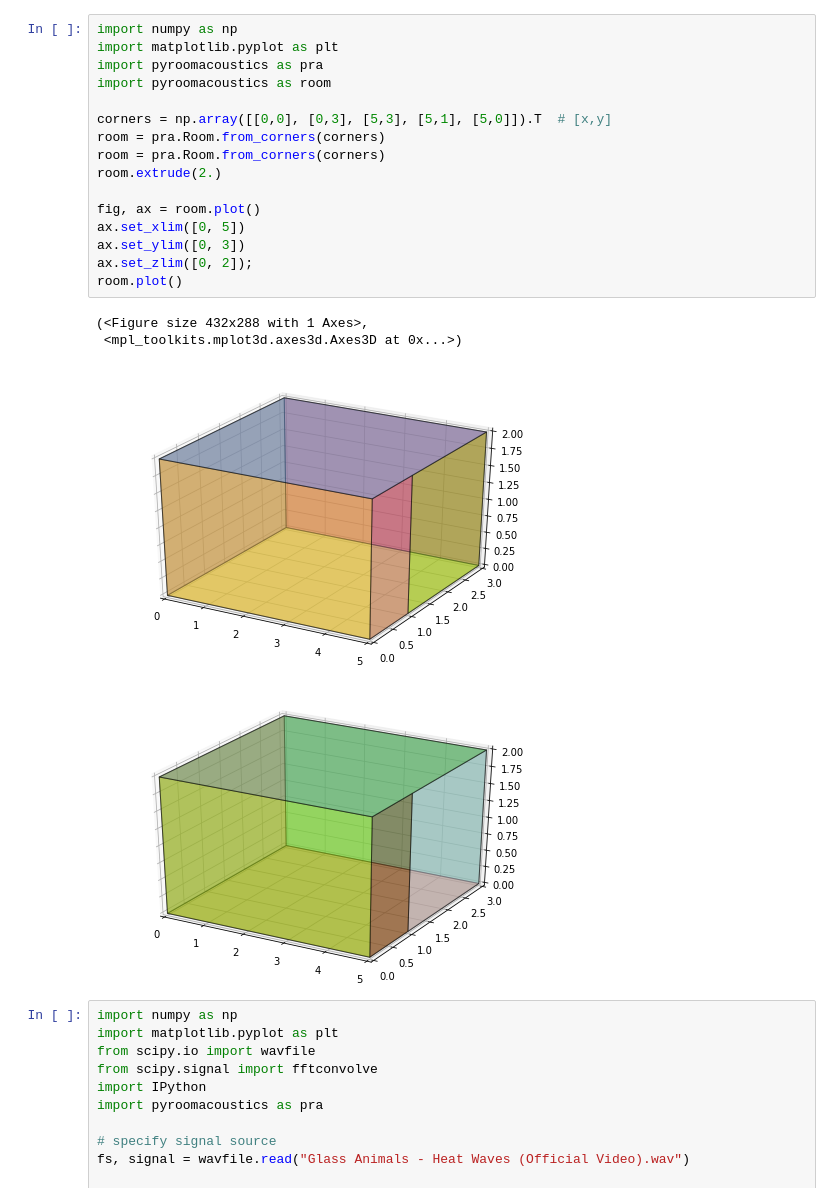
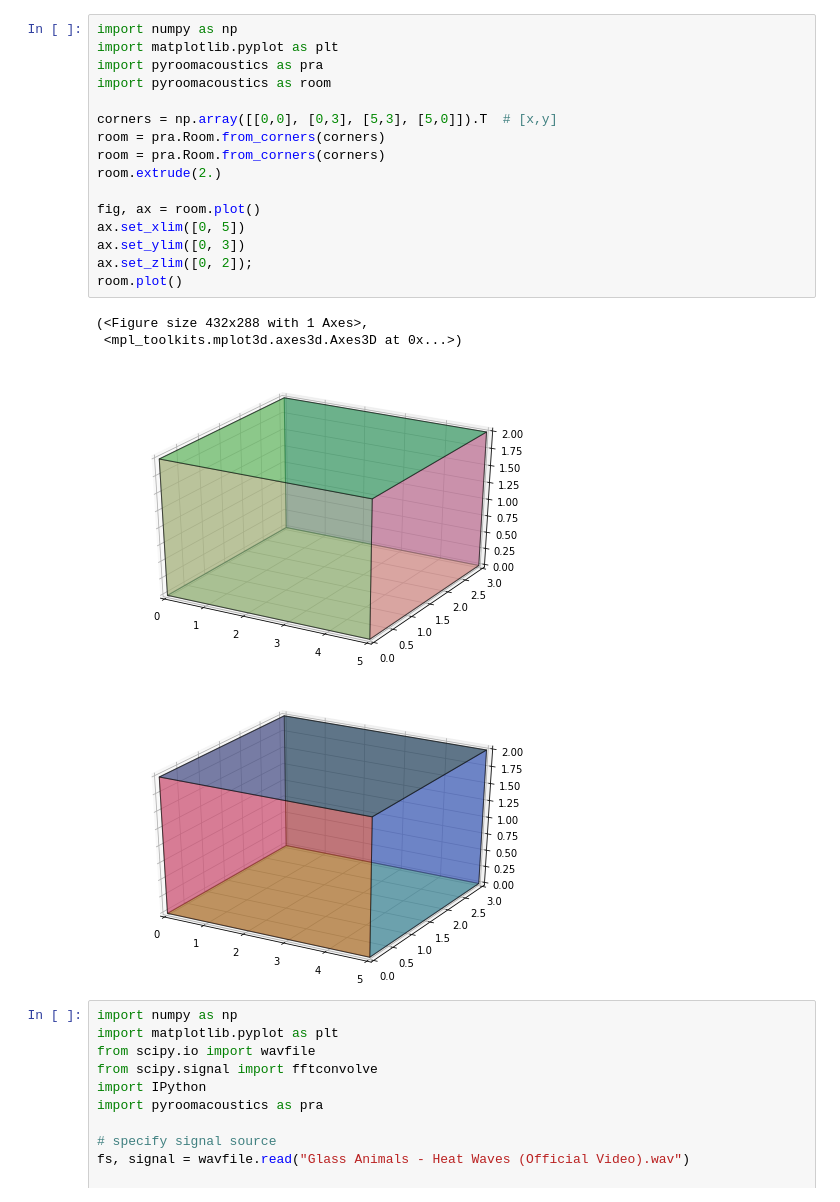
Before and after one commit to CleverParty/containers, a Jupyter notebook: acoustics_notebook.ipynb, the cells around one changed output. Cells and saved outputs as stored; diff of their text form.

```diff
--- a/acoustics_notebook.ipynb
+++ b/acoustics_notebook.ipynb
@@ -1,24 +1,24 @@
 # %%
 import numpy as np
 import matplotlib.pyplot as plt
 import pyroomacoustics as pra
 import pyroomacoustics as room
 
-corners = np.array([[0,0], [0,3], [5,3], [5,1], [5,0]]).T  # [x,y]
+corners = np.array([[0,0], [0,3], [5,3], [5,0]]).T  # [x,y]
 room = pra.Room.from_corners(corners)
 room = pra.Room.from_corners(corners)
 room.extrude(2.)
 
 fig, ax = room.plot()
 ax.set_xlim([0, 5])
 ax.set_ylim([0, 3])
 ax.set_zlim([0, 2]);
 room.plot()
 # %% [output]
 (<Figure size 432x288 with 1 Axes>,
  <mpl_toolkits.mplot3d.axes3d.Axes3D at 0x...>)
-[figure, old version]
+[figure, new version]
-[figure, old version]
+[figure, new version]
 # %%
 import numpy as np
 import matplotlib.pyplot as plt
```
Also changed, not shown: parts of 4 cells of this notebook.
